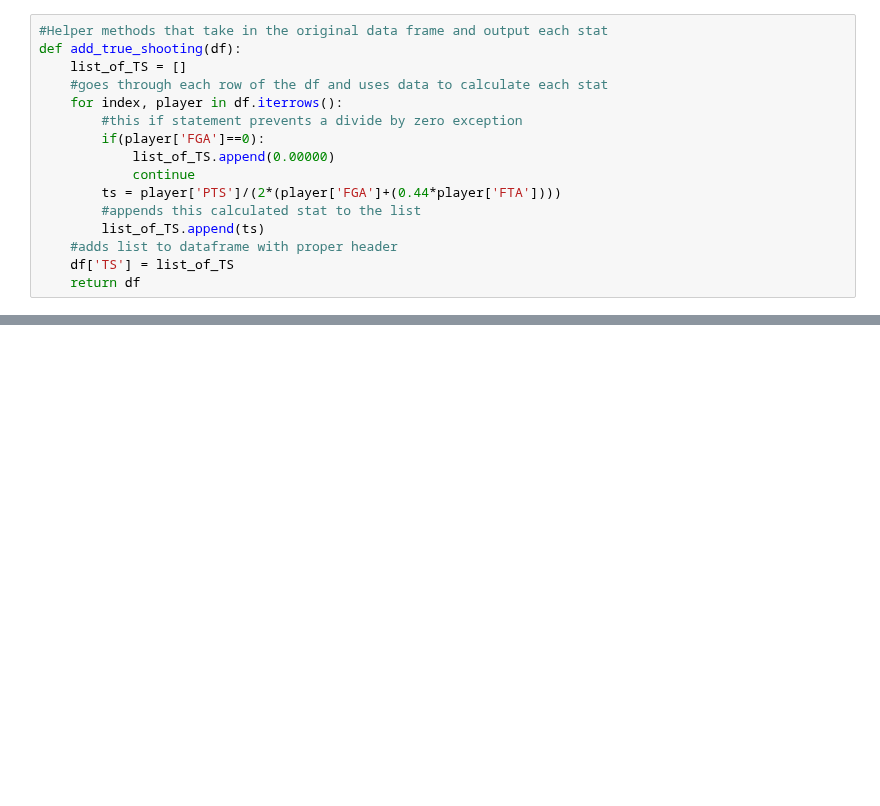
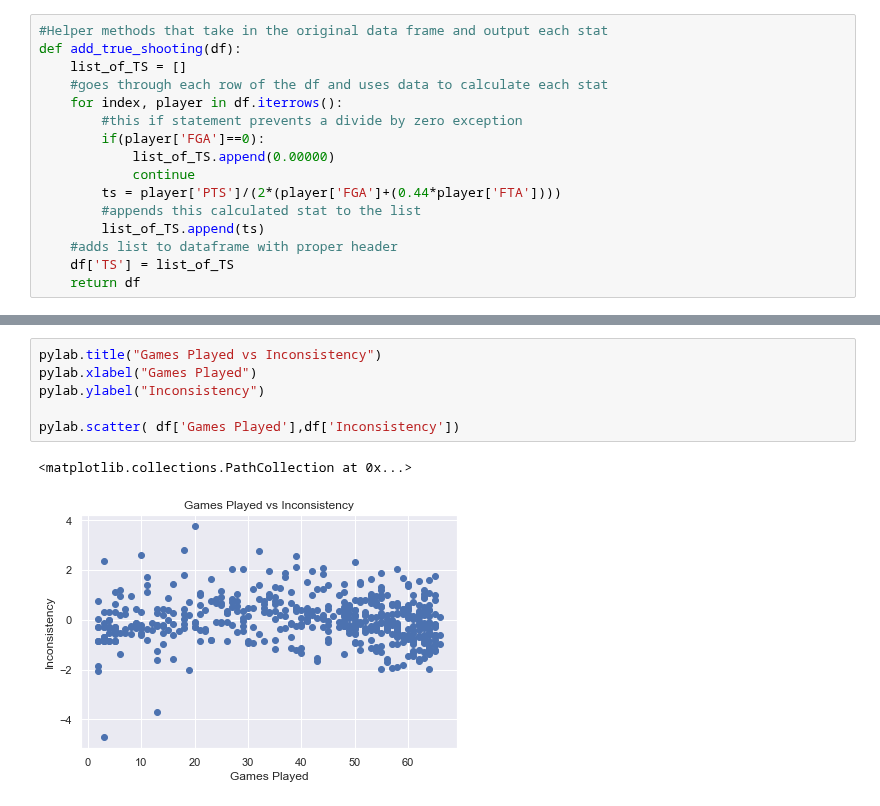
Before and after one commit to benrogers31/Finding-_Inconsistent_NBA_Players, a Jupyter notebook: Measuring_Inconsistency.ipynb, the cells around one changed output, grey strips where cells are left out. Saved outputs shown, nothing was run; the diff lists cells and outputs as text; blank space fills up the shorter version.

```diff
--- a/Measuring_Inconsistency.ipynb
+++ b/Measuring_Inconsistency.ipynb
@@ -64,0 +250,9 @@ def add_true_shooting(df):
+# %%
+pylab.title("Games Played vs Inconsistency")
+pylab.xlabel("Games Played")
+pylab.ylabel("Inconsistency")
+
+pylab.scatter( df['Games Played'],df['Inconsistency'])
+# %% [output]
+<matplotlib.collections.PathCollection at 0x...>
+[figure, added]
```
Also changed, not shown: parts of 14 cells of this notebook, 2 other files.
